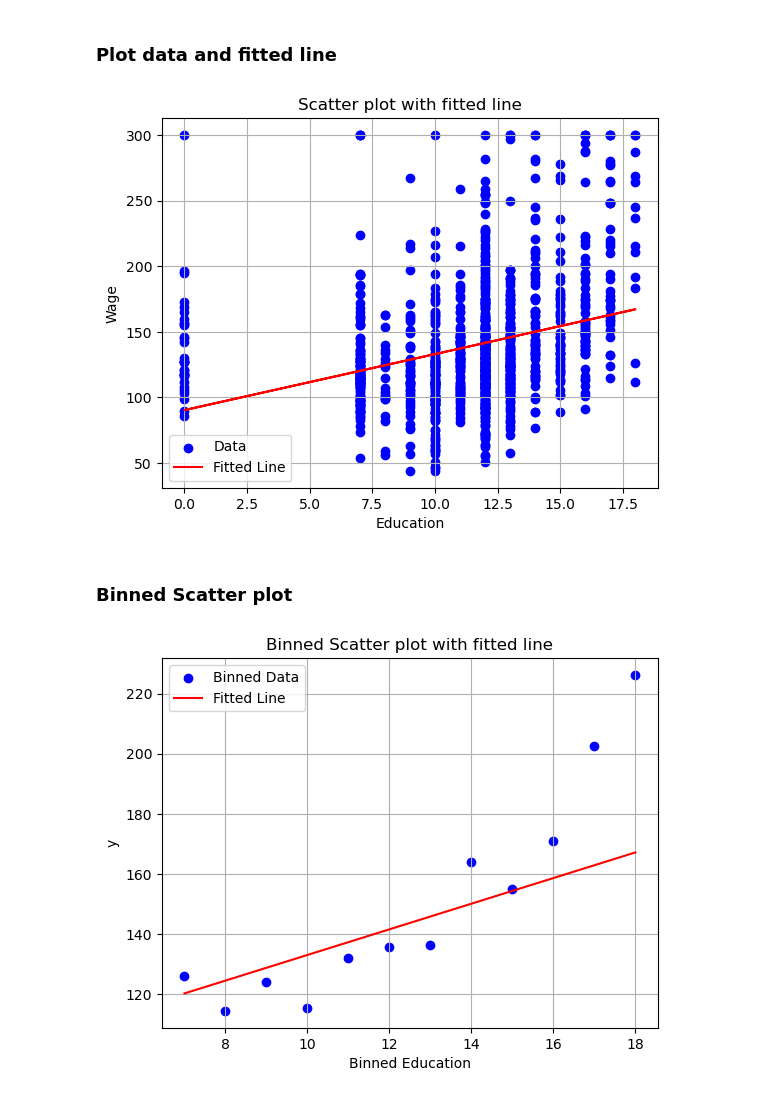
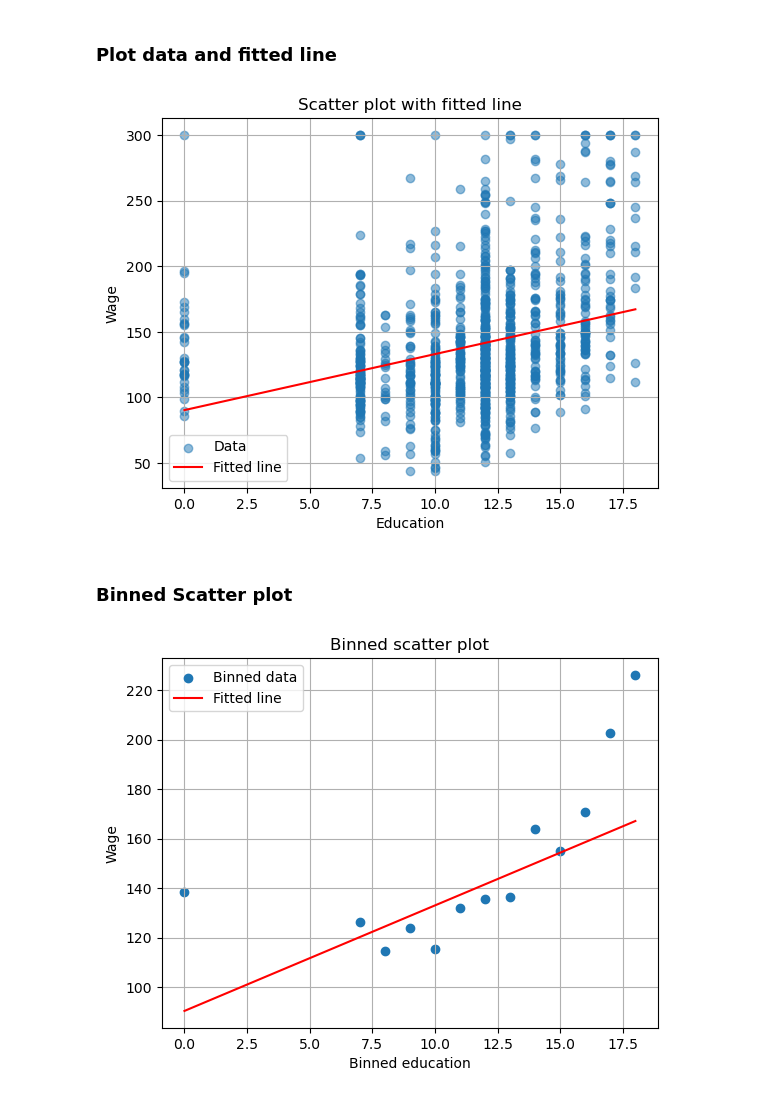
Before and after one commit to bschjerning/EconometricsA, a Jupyter notebook: 1_lectures/02_slr/02_slr_examples.ipynb, the cells around one changed output. Saved outputs shown, nothing was run; the diff lists cells and outputs as text; code cells hidden in the pictures.

```diff
--- a/1_lectures/02_slr/02_slr_examples.ipynb
+++ b/1_lectures/02_slr/02_slr_examples.ipynb
@@ -255,19 +234,18 @@ n = len(y)
 X_mean = np.mean(X)
 X_squared_sum = np.sum(X**2)
 
-# Beregn residual varians
+# Residualvarians
 residuals = y - (bhat0 + bhat1 * X)
 sigma_squared_hat = np.sum(residuals**2) / (n - 2)
 
-# Beregn varians og standardfejl for OLS-estimatorerne
+# Estimerede varianser og standardfejl
 SST_x = np.sum((X - X_mean)**2)
 se_beta1 = np.sqrt(sigma_squared_hat / SST_x)
-se_beta0 = np.sqrt(sigma_squared_hat * (1/n * X_squared_sum / SST_x))
+se_beta0 = np.sqrt(sigma_squared_hat * (X_squared_sum / n) / SST_x)
 
-# Print resultater
-print(f"{'Parameter':<20} {'Estimate':>10} {'Std. Error':>15} {'Varians':>15}")
-print(f"{'-'*70}")
-print(f"{'bhat0 (const)':<20} {bhat0:>10.4f} {se_beta0:>15.4f} {(se_beta0**2):>15.4f}")
-print(f"{'bhat1 (educ)':<20} {bhat1:>10.4f} {se_beta1:>15.4f} {(se_beta1**2):>15.4f}")
-print(f"{'Residual Varians':<20} {'-':>10} {sigma_squared_hat:>15.4f}")
+print(f"{'Parameter':<20} {'Estimate':>10} {'Std. Error':>15} {'Variance':>15}")
+print("-" * 70)
+print(f"{'bhat0 (const)':<20} {bhat0:>10.4f} {se_beta0:>15.4f} {se_beta0**2:>15.4f}")
+print(f"{'bhat1 (educ)':<20} {bhat1:>10.4f} {se_beta1:>15.4f} {se_beta1**2:>15.4f}")
+print(f"{'Residual variance':<20} {'-':>10} {'-':>15} {sigma_squared_hat:>15.4f}")
 # %% [output]
@@ -616,38 +543,40 @@ print(result_educ_month['beta_1']*12)
 # %% [markdown]
 ### Plot data and fitted line
 # %%
-data['y'] = data['wage']
-# data['y'] = np.log(data['wage']) # uncomment to transfrom y with np.log()
+data["y"] = data["wage"]
+# data["y"] = np.log(data["wage"])  # Uncomment to transform y.
 
-result = OLS_SLR(data['y'], data['educ'], quiet=True) # do regression
-data['yhat'] = result["yhat"] # get predicted values
+result = OLS_SLR(data["y"], data["educ"], quiet=True)
+data["yhat"] = result["yhat"]
+ordered = data.sort_values("educ")
 
-plt.figure()
-plt.scatter(data['educ'], data['y'], label="Data", color="blue")
-plt.plot(data['educ'],  data['yhat'], label="Fitted Line", color="red")
-plt.xlabel('Education')
-plt.ylabel('Wage')
-plt.title('Scatter plot with fitted line')
-plt.legend()
-plt.grid(True)
-plt.savefig("Scatter.pdf")
+fig, ax = plt.subplots()
+ax.scatter(data["educ"], data["y"], alpha=0.5, label="Data")
+ax.plot(ordered["educ"], ordered["yhat"], color="red", label="Fitted line")
+ax.set(xlabel="Education", ylabel="Wage", title="Scatter plot with fitted line")
+ax.legend()
+ax.grid(True)
+plt.show()
 # %% [output]
-[figure, old version]
+[figure, new version]
 # %% [markdown]
 ### Binned Scatter plot
 # %%
-### Plot data and fitted line# Binned scatter plot
-data['bin'] = pd.cut(data['educ'], bins=np.arange(data['educ'].min(), data['educ'].max()+1))
-binned_data = data.groupby('bin').agg({'y':'mean', 'yhat':'mean', 'educ':'mean'}).reset_index()
+# Include the lowest bin so observations with educ == 0 are not dropped.
+bins = np.arange(data["educ"].min(), data["educ"].max() + 1)
+data["bin"] = pd.cut(data["educ"], bins=bins, include_lowest=True)
+binned_data = (
+    data.groupby("bin", observed=True)
+    .agg(y=("y", "mean"), yhat=("yhat", "mean"), educ=("educ", "mean"))
+    .reset_index()
+)
 
-plt.figure()
-plt.scatter(binned_data['educ'], binned_data['y'], label="Binned Data", color="blue")
-plt.plot(binned_data['educ'], binned_data['yhat'], label="Fitted Line", color="red")
-plt.xlabel('Binned Education')
-plt.ylabel('y')
-plt.title('Binned Scatter plot with fitted line')
-plt.legend()
-plt.grid(True)
-plt.savefig("Bin_scatter.pdf")
+fig, ax = plt.subplots()
+ax.scatter(binned_data["educ"], binned_data["y"], label="Binned data")
+ax.plot(binned_data["educ"], binned_data["yhat"], color="red", label="Fitted line")
+ax.set(xlabel="Binned education", ylabel="Wage", title="Binned scatter plot")
+ax.legend()
+ax.grid(True)
+plt.show()
 # %% [output]
-[figure, old version]
+[figure, new version]
```
Also changed, not shown: parts of 22 cells of this notebook, 3 other files.
